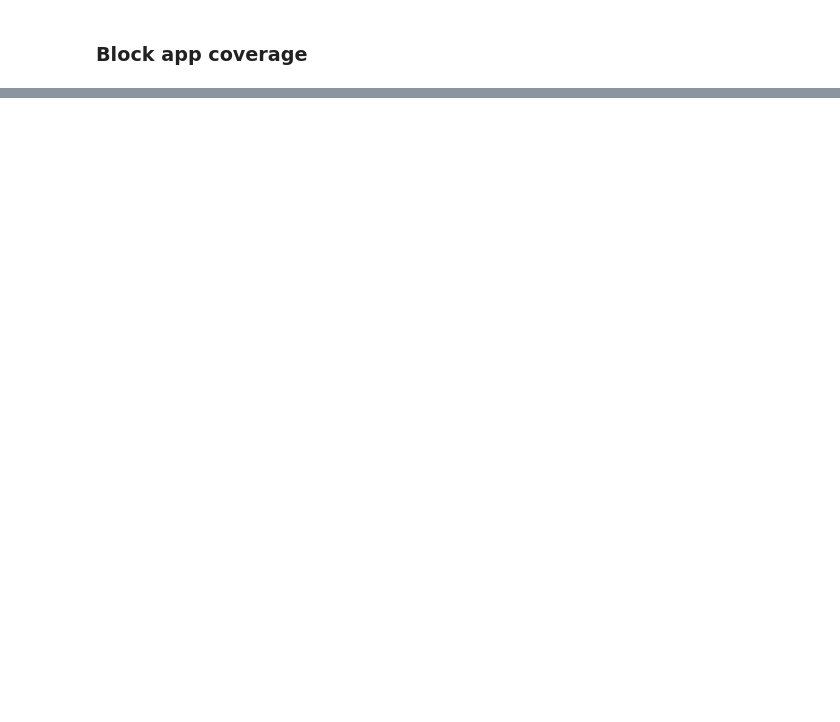
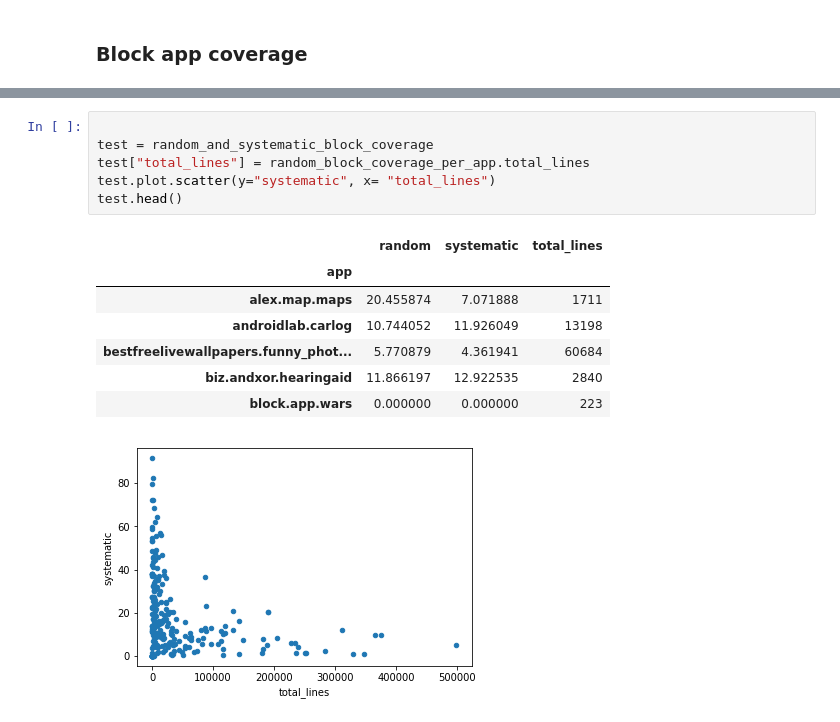
Before and after one commit to sangamk/IncubatorDataAnalyser, a Jupyter notebook: notebooks/Coverage.ipynb, the cells around one changed output, grey strips where cells are left out. Saved outputs shown, nothing was run; the diff lists cells and outputs as text; blank space fills up the shorter version.

```diff
--- a/notebooks/Coverage.ipynb
+++ b/notebooks/Coverage.ipynb
@@ -136,0 +147,15 @@ diff_in_coverage_per_app.plot()
+# %%
+
+test = random_and_systematic_block_coverage
+test["total_lines"] = random_block_coverage_per_app.total_lines
+test.plot.scatter(y="systematic", x= "total_lines")
+test.head()
+# %% [output]
+|  | random | systematic | total_lines |
+| app |  |  |  |
+| alex.map.maps | 20.455874 | 7.071888 | 1711 |
+| androidlab.carlog | 10.744052 | 11.926049 | 13198 |
+| bestfreelivewallpapers.funny_phot... | 5.770879 | 4.361941 | 60684 |
+| biz.andxor.hearingaid | 11.866197 | 12.922535 | 2840 |
+| block.app.wars | 0.000000 | 0.000000 | 223 |
+[figure, added]
```
Also changed, not shown: parts of 10 cells of this notebook, 3 other files.
